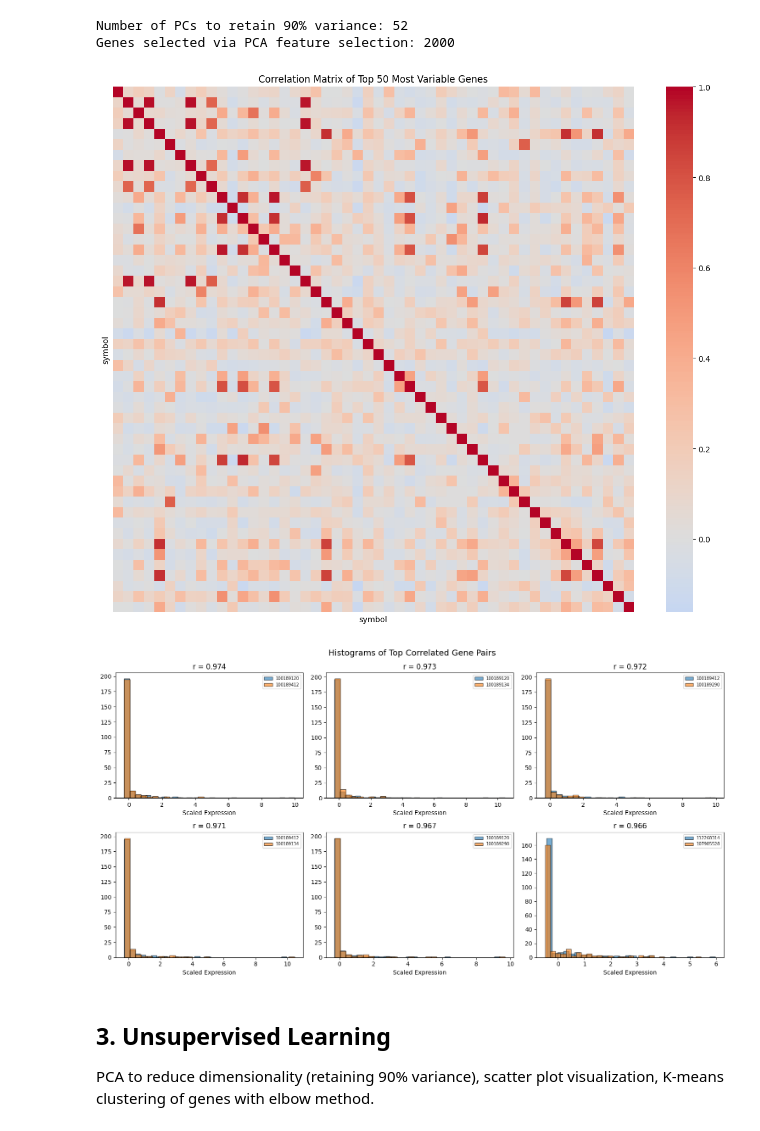
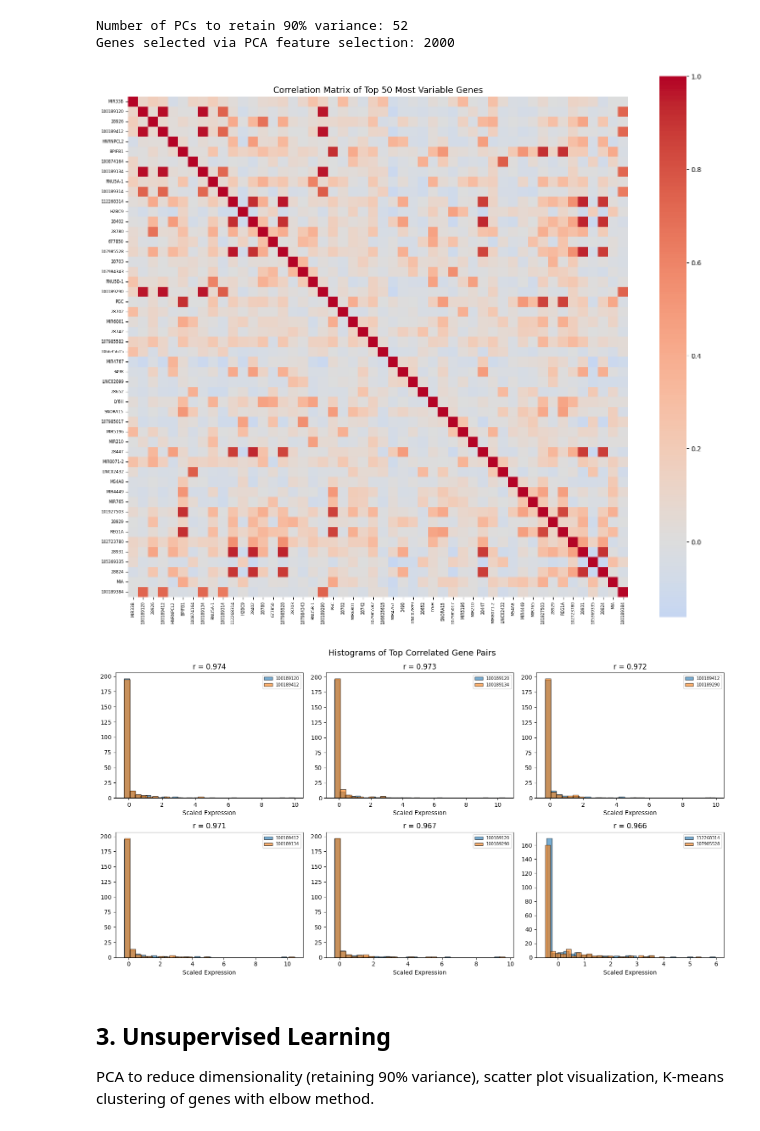
Before and after one commit to sa1K/BME-357-Final-Project, a Jupyter notebook: Project_code.ipynb, the cells around one changed output. Saved outputs shown, nothing was run; the diff lists cells and outputs as text; code cells hidden in the pictures.

```diff
--- a/Project_code.ipynb
+++ b/Project_code.ipynb
@@ -185,32 +185,38 @@ Genes selected via PCA feature selection: 2000
 # %%
 # Correlation matrix of top 50 most variable selected genes
 gene_variance = df_selected.var(axis=1).sort_values(ascending=False)
 top_var_genes = gene_variance.head(50).index
 corr_matrix = df_selected.loc[top_var_genes].T.corr()
 
-plt.figure(figsize=(12, 10))
-sns.heatmap(corr_matrix, cmap='coolwarm', center=0, xticklabels=False, yticklabels=False)
-plt.title('Correlation Matrix of Top 50 Most Variable Genes')
+plt.figure(figsize=(14, 12))
+ax = sns.heatmap(corr_matrix, cmap='coolwarm', center=0,
+                 xticklabels=True, yticklabels=True,
+                 linewidths=0, square=True)
+ax.set_xticklabels(ax.get_xticklabels(), fontsize=6, rotation=90)
+ax.set_yticklabels(ax.get_yticklabels(), fontsize=6, rotation=0)
+plt.title('Correlation Matrix of Top 50 Most Variable Genes', fontsize=13)
+ax.set_xlabel('')
+ax.set_ylabel('')
 plt.tight_layout()
 plt.show()
 
 # Histograms of top correlated gene pairs
 corr_upper = corr_matrix.where(np.triu(np.ones(corr_matrix.shape), k=1).astype(bool))
 top_pairs = corr_upper.stack().abs().sort_values(ascending=False).head(6)
 
 fig, axes = plt.subplots(2, 3, figsize=(15, 8))
 for idx, ((gene1, gene2), corr_val) in enumerate(top_pairs.items()):
     ax = axes[idx // 3, idx % 3]
-    ax.hist(df_selected.loc[gene1], bins=30, alpha=0.6, label=gene1[:15], edgecolor='black')
-    ax.hist(df_selected.loc[gene2], bins=30, alpha=0.6, label=gene2[:15], edgecolor='black')
+    ax.hist(df_selected.loc[gene1], bins=30, alpha=0.6, label=gene1, edgecolor='black')
+    ax.hist(df_selected.loc[gene2], bins=30, alpha=0.6, label=gene2, edgecolor='black')
     ax.set_title(f'r = {corr_val:.3f}')
     ax.legend(fontsize=7)
     ax.set_xlabel('Scaled Expression')
 plt.suptitle('Histograms of Top Correlated Gene Pairs', fontsize=14)
 plt.tight_layout()
 plt.show()
 # %% [output]
-[figure, old version]
+[figure, new version]
 [figure]
 # %% [markdown]
 ## 3. Unsupervised Learning
```
Also changed, not shown: parts of 23 cells of this notebook.
